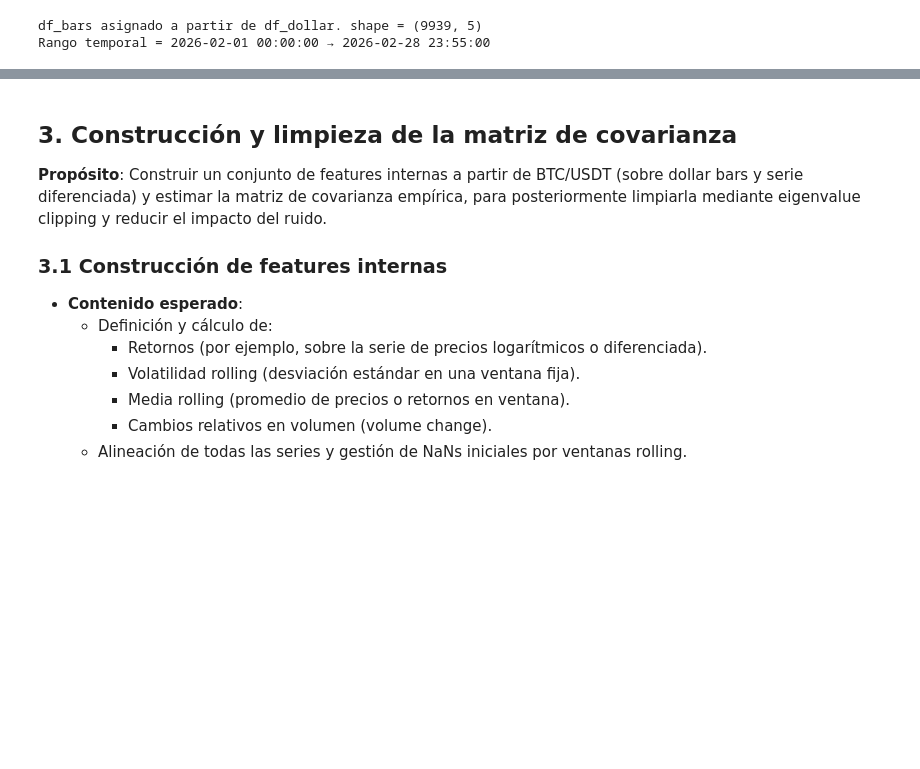
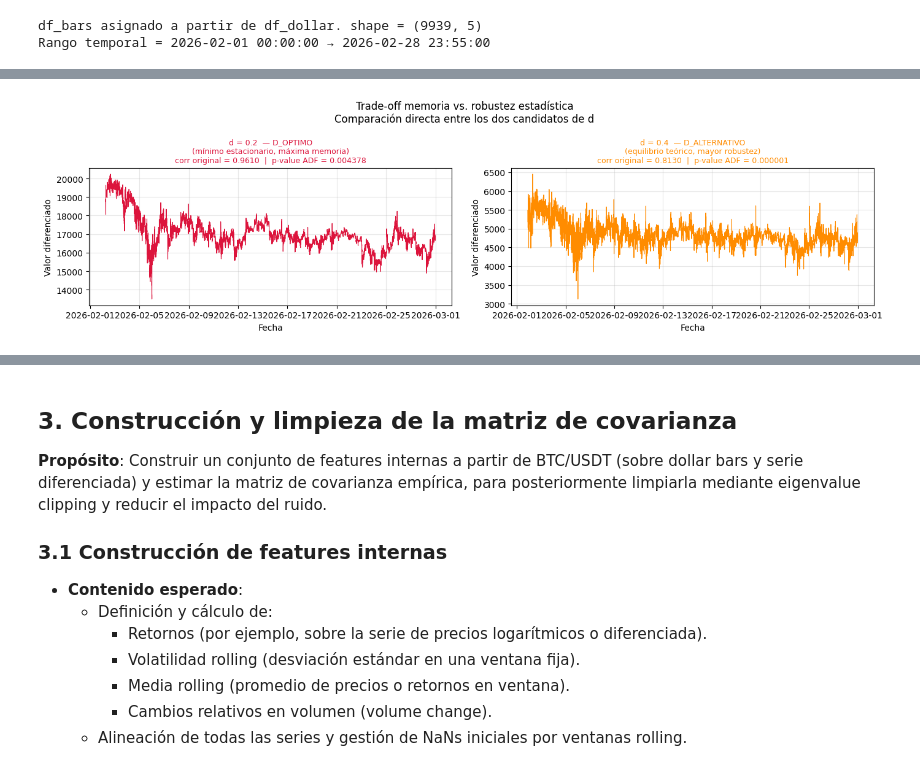
Before and after one commit to Romequinco/TAREA_PROCESADO_DATOS_FINANCIEROS_PARA_MACHINE_LEARNING, a Jupyter notebook: PREPROCESADO_DATOS_FINANCIEROS_.ipynb, the cells around one changed output, grey strips where cells are left out. Saved outputs shown, nothing was run; the diff lists cells and outputs as text; code cells hidden in the pictures; blank space fills up the shorter version.

```diff
--- a/PREPROCESADO_DATOS_FINANCIEROS_.ipynb
+++ b/PREPROCESADO_DATOS_FINANCIEROS_.ipynb
@@ -1136,0 +1489,37 @@ En esta sección se explicará que:
+# %%
+# Gráfica comparativa: D_OPTIMO vs D_ALTERNATIVO lado a lado
+# Muestra visualmente el trade-off: memoria preservada (D_OPTIMO) vs
+# robustez estadística (D_ALTERNATIVO).
+
+if D_ALTERNATIVO != D_OPTIMO:
+    fig, axes = plt.subplots(1, 2, figsize=(14, 4), sharey=False)
+
+    for ax, d_val, color, label in [
+        (axes[0], D_OPTIMO,      'crimson',    f'd = {D_OPTIMO}  — D_OPTIMO\n(mínimo estacionario, máxima memoria)'),
+        (axes[1], D_ALTERNATIVO, 'darkorange', f'd = {D_ALTERNATIVO}  — D_ALTERNATIVO\n(equilibrio teórico, mayor robustez)'),
+    ]:
+        serie = fracdiff_series[d_val].dropna()
+        ax.plot(serie.index, serie.values, color=color, linewidth=0.8)
+
+        row = df_adf[df_adf['d'] == d_val].iloc[0]
+        ax.set_title(
+            f'{label}\n'
+            f'corr original = {row["corr_original"]:.4f}  |  '
+            f'p-value ADF = {row["p_value"]:.6f}',
+            color=color, fontsize=9
+        )
+        ax.set_xlabel('Fecha')
+        ax.set_ylabel('Valor diferenciado')
+        ax.grid(alpha=0.3)
+
+    fig.suptitle(
+        'Trade-off memoria vs. robustez estadística\n'
+        'Comparación directa entre los dos candidatos de d',
+        fontsize=12
+    )
+    plt.tight_layout()
+
+else:
+    print("D_OPTIMO y D_ALTERNATIVO coinciden; no se genera gráfica comparativa.")
+# %% [output]
+[figure, added]
```
Also changed, not shown: parts of 19 cells of this notebook, 3 other files.
